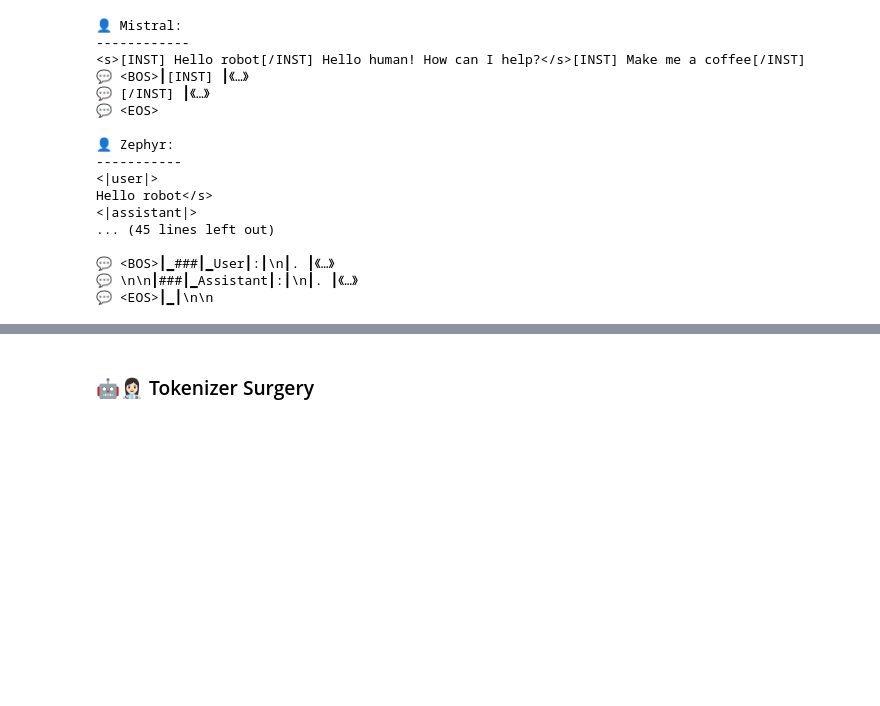
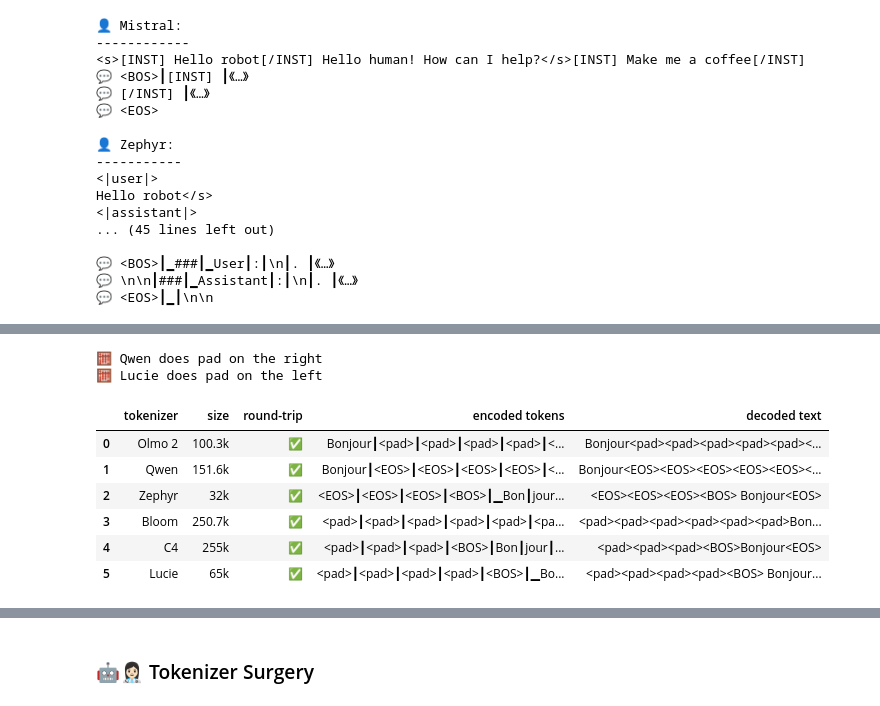
Before and after one commit to Jeronymous/deep_learning_notebooks, a Jupyter notebook: tokenizers.ipynb, the cells around one changed output, grey strips where cells are left out. Cells and saved outputs as stored; diff of their text form; code cells hidden in the pictures; blank space fills up the shorter version.

```diff
--- a/tokenizers.ipynb
+++ b/tokenizers.ipynb
@@ -364,7 +366,7 @@ def get_token_representer(tokenizer, idx, if_negative="<BOS>"):
         decoded += "▁"
     return decoded
 
-def encode_decode(tokenizer, text, add_special_tokens=True):
+def encode_decode(tokenizer, text, add_special_tokens=True, **kwargs):
     """
     Round-trip testing:
     Encode an input text into a list of tokens, and decode the tokens back to a string.
@@ -377,7 +379,8 @@ def encode_decode(tokenizer, text, add_special_tokens=True):
         tokens = tokenizer.encode_batch(
             [text],
             allowed_special="all" if add_special_tokens else set(),
-            disallowed_special=()
+            disallowed_special=(),
+            **kwargs
         )[0]
         if hasattr(tokens, "ids"):
             tokens = tokens.ids
@@ -388,6 +391,7 @@ def encode_decode(tokenizer, text, add_special_tokens=True):
             add_bos=add_special_tokens,
             add_eos=add_special_tokens,
             emit_unk_piece=add_special_tokens,
+            **kwargs
         )
         decoded = tokenizer.decode([t for t in tokens if t >= 0])
         # tokens_strings = tokenizer.encode(text,
@@ -397,7 +401,7 @@ def encode_decode(tokenizer, text, add_special_tokens=True):
     else:
         # transformers / tokenizers
         tokenizer.add_eos_token = bool(add_special_tokens)
-        tokens = tokenizer.encode(text, add_special_tokens=add_special_tokens)
+        tokens = tokenizer.encode(text, add_special_tokens=add_special_tokens, **kwargs)
         decoded = tokenizer.decode(tokens, skip_special_tokens=not add_special_tokens)
 
     # Normalize for display
@@ -416,7 +420,7 @@ def vocabulary_size(tokenizer, to_string=False):
         tokenizer = load_tokenizer_with_cache(tokenizer)
 
     N = None
-    for attr_name in "n_vocab", "vocab_size":
+    for attr_name in "n_vocab", "vocab_size", "get_vocab_size":
         if attr_name in dir(tokenizer):
             N = getattr(tokenizer, attr_name)
             if not isinstance(N, int):
@@ -458,11 +462,10 @@ def get_vocabulary(tokenizer):
     tokens_str = [normalize_for_display(tok, is_token=True) for tok in tokens_str]
     return tokens_str
 
-def sorted_vocabulary(vocab):
-    if isinstance(vocab, str):
-        vocab = get_vocabulary(vocab)
+def sorted_vocabulary(tokenizer):
+    vocab = get_vocabulary(tokenizer)
     tokens_by_length = {}
-    for token in sorted(vocab):
+    for token in vocab:
         nchars = len(token.lstrip("▁"))
         sow = token.startswith("▁")
         key = (nchars, sow)
@@ -571,6 +574,7 @@ def test_tokenizers(
     display_vocabulary_size=True,
     display_fertility=True,
     display_round_trip_result=True,
+    **kwargs
     ):
     if isinstance(tokenizers, str):
         tokenizers = [tokenizers]
@@ -578,7 +582,7 @@ def test_tokenizers(
     has_comments = False
     all_data = []
     for tokenizer in tokenizers:
-        tokens, tokens_str, decoded_raw, decoded = encode_decode(tokenizer, text)
+        tokens, tokens_str, decoded_raw, decoded = encode_decode(tokenizer, text, **kwargs)
         data = {
             "tokenizer": tokenizer,
         }
@@ -678,6 +682,7 @@ def test_tokenizers_batch(
     tests,
     tokenizers=my_tokenizers,
     sort_by_tokenizer=False,
+    **kwargs
     ):
 
     combined_results = {
@@ -691,7 +696,7 @@ def test_tokenizers_batch(
         "decoded text": [],
     }
     for name, text in tqdm.tqdm(tests.items(), desc="Testing tokenizers", unit="test") if (len(tokenizers) * len(tests) > 10) else tests.items():
-        df = test_tokenizers(text, tokenizers)
+        df = test_tokenizers(text, tokenizers, **kwargs)
 
         # Sort by fertility, and by tokenizer size if fertilities are equal
         df['tmp'] = df['size'].apply(lambda x: eval(x.replace('k', '*1000').replace(' ', '')))
@@ -1382,0 +1388,30 @@ print(lucie_tokenizer.padding_side)
+# %%
+for name in [
+    "Qwen",
+    "Lucie"
+]:
+    tokenizer = load_tokenizer_with_cache(name)
+    print(f"🧮 {name} does pad on the {tokenizer.padding_side}")
+
+
+test_tokenizers(
+    "Bonjour",
+    ["Olmo 2", "Qwen", "Zephyr", "Bloom", "C4", "Lucie"],
+    display_fertility=False,
+    # 👇 Options for padding (with tokenizers lib)
+    padding='max_length', truncation=True, max_length=7,
+)
+
+# Note: with "Llama 3", "Llama 2", "Falcon", "EuroLLM", ... padding should be set explicitly
+#   ValueError: Asking to pad but the tokenizer does not have a padding token.
+#   Please select a token to use as `pad_token` `(tokenizer.pad_token = tokenizer.eos_token e.g.)
+# %% [output]
+🧮 Qwen does pad on the right
+🧮 Lucie does pad on the left
+|  | tokenizer | size | round-trip | encoded tokens | decoded text |
+| 0 | Olmo 2 | 100.3k | ✅ | Bonjour┃<pad>┃<pad>┃<pad>┃<pad>┃<... | Bonjour<pad><pad><pad><pad><pad><... |
+| 1 | Qwen | 151.6k | ✅ | Bonjour┃<EOS>┃<EOS>┃<EOS>┃<EOS>┃<... | Bonjour<EOS><EOS><EOS><EOS><EOS><... |
+| 2 | Zephyr | 32k | ✅ | <EOS>┃<EOS>┃<EOS>┃<BOS>┃▁Bon┃jour... | <EOS><EOS><EOS><BOS> Bonjour<EOS> |
+| 3 | Bloom | 250.7k | ✅ | <pad>┃<pad>┃<pad>┃<pad>┃<pad>┃<pa... | <pad><pad><pad><pad><pad><pad>Bon... |
+| 4 | C4 | 255k | ✅ | <pad>┃<pad>┃<pad>┃<BOS>┃Bon┃jour┃... | <pad><pad><pad><BOS>Bonjour<EOS> |
+| 5 | Lucie | 65k | ✅ | <pad>┃<pad>┃<pad>┃<pad>┃<BOS>┃▁Bo... | <pad><pad><pad><pad><BOS> Bonjour... |
```
Also changed, not shown: parts of 24 cells of this notebook.
